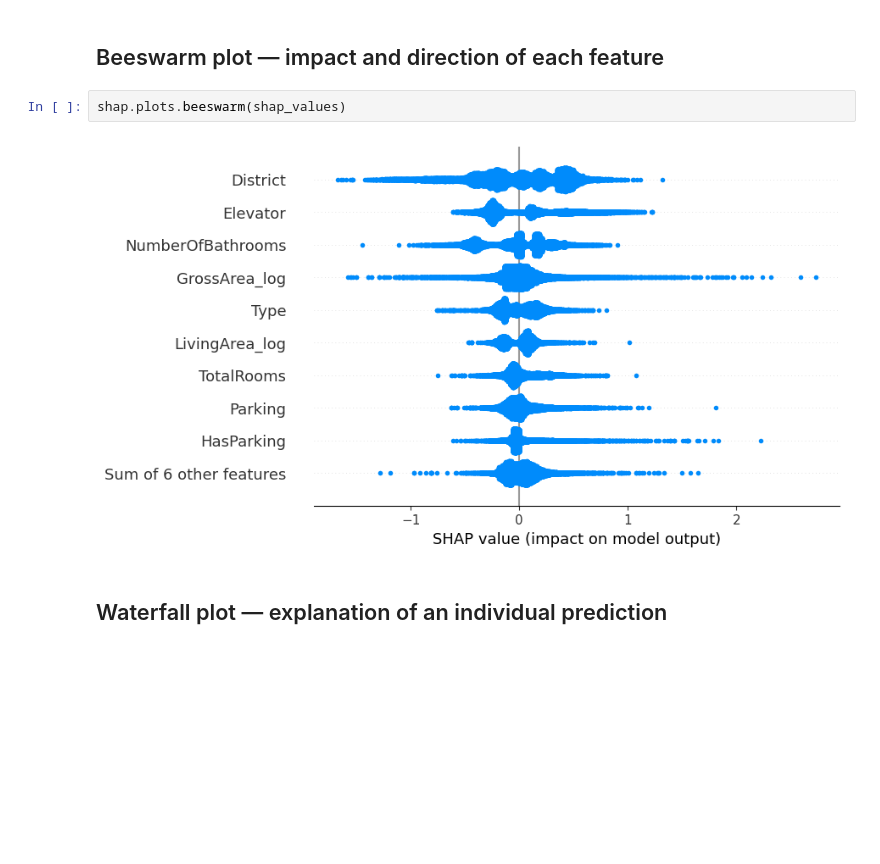
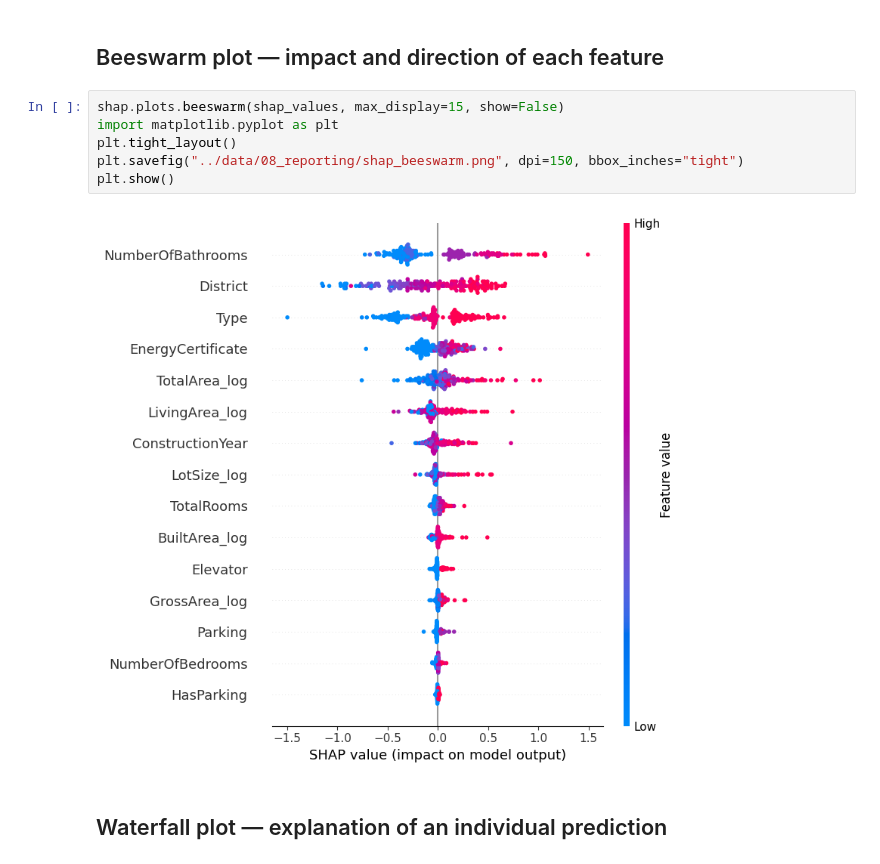
Before and after one commit to barbara-sousa-franco/MLOps_Project, a Jupyter notebook: notebooks/SHAP_Analysis.ipynb, the cells around one changed output. Drawn from its saved outputs; the diff is of its cells as text; blank space fills up the shorter version.

```diff
--- a/notebooks/SHAP_Analysis.ipynb
+++ b/notebooks/SHAP_Analysis.ipynb
@@ -49,9 +65,13 @@ shap.plots.bar(shap_values)
 # %% [markdown]
 ## Beeswarm plot — impact and direction of each feature
-# %%
-shap.plots.beeswarm(shap_values)
-# %% [output]
-[figure, removed]
+# %%
+shap.plots.beeswarm(shap_values, max_display=15, show=False)
+import matplotlib.pyplot as plt
+plt.tight_layout()
+plt.savefig("../data/08_reporting/shap_beeswarm.png", dpi=150, bbox_inches="tight")
+plt.show()
+# %% [output]
+[figure, added]
 # %% [markdown]
 ## Waterfall plot — explanation of an individual prediction
 # %%
```
Also changed, not shown: parts of 5 cells of this notebook.
